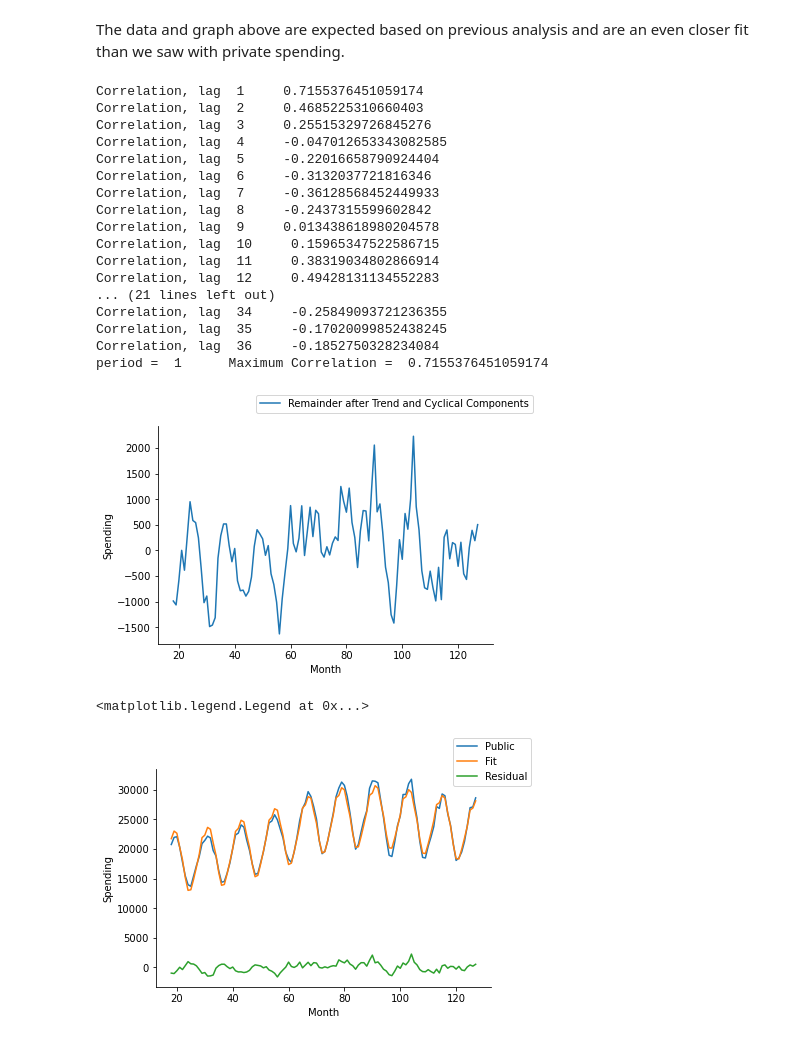
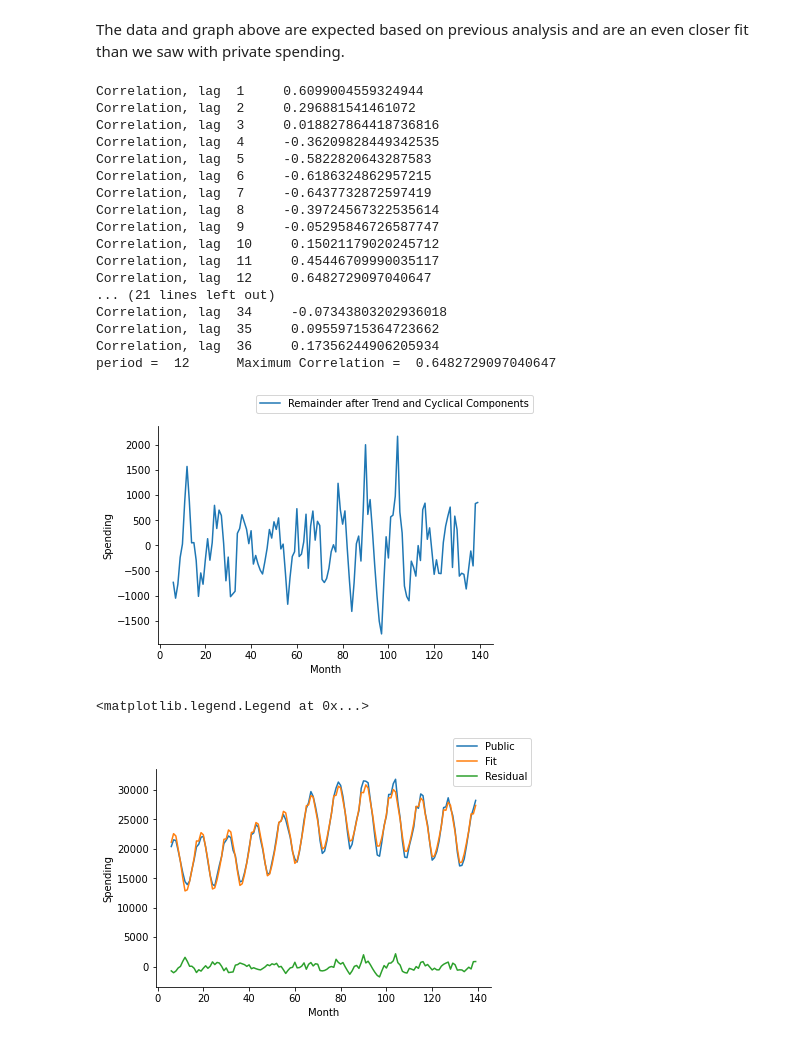
Before and after one commit to caitsmith329/caitsmith329.github.io, a Jupyter notebook: TimeSeriesData/M3TimeSeries.ipynb, the cells around one changed output. Saved outputs shown, nothing was run; the diff lists cells and outputs as text; code cells hidden in the pictures.

```diff
--- a/TimeSeriesData/M3TimeSeries.ipynb
+++ b/TimeSeriesData/M3TimeSeries.ipynb
@@ -228,5 +228,5 @@ period =  108      Maximum Correlation =  0.9999999999999999
 # %%
-period = 12 #12 months in a year, each year is a cycle and b/c every twelfth entry in the series shows high correlation
+period = 36 #12 months in a year, each year is a cycle and b/c every twelfth entry in the series shows high correlation, but brought out to 36 so the graph shows multiple cycles
 cycleLen = period
 numCycles = int(len(df)/cycleLen + 1)
 cycles = [df.iloc[range(i*period,min((i+1)*period,len(df)))]['R1'] for i in range(numCycles)]
@@ -433,7 +433,7 @@ def sqErr(row):
 df['MovAvg'] = np.NaN
 df['sqErr'] = np.NaN
 
-window = 36
+window = 12
 window = window - window % 2
 # Compute the moving average in the loop below using a window centered on the data point whose average is being computed
 for i in range(int(window/2),df.shape[0]-int(window/2)):
@@ -542,5 +542,5 @@ period =  108      Maximum Correlation =  1.0
 # %%
-period = 12 #12 months in a year, each year is a cycle & high correlation every twelfth instance
+period = 36 #12 months in a year, each year is a cycle & high correlation every twelfth instance, but brought out to 36 to show multiple cycles
 cycleLen = period
 numCycles = int(len(df)/cycleLen + 1)
 cycles = [df.iloc[range(i*period,min((i+1)*period,len(df)))]['R1'] for i in range(numCycles)]
@@ -582,6 +582,6 @@ fig.legend()
 # %%
 df['R2Public'] = df['R1'] - df['C']
-df['R2ErrorPublic'] = abs(df['R2']/df['Public'])
+df['R2ErrorPublic'] = abs(df['R2Public']/df['Public'])
 df['fit'] = df['MovAvg'] + df['C']
 #df.drop(['sqErr'],axis=1,inplace=True)
 print('Average Error: ', sum(df['R2ErrorPublic'])/len(df))
@@ -619,44 +619,44 @@ The data and graph above are expected based on previous analysis and are an even
 # %%
 fig,ax = plt.subplots()
 ax.plot(df['R2Public'],label='Remainder after Trend and Cyclical Components')
 ax.set_xlabel('Month')
 ax.set_ylabel('Spending')
 ax.spines['right'].set_visible(False)
 ax.spines['top'].set_visible(False)
 fig.legend()
 maxCorr = 0.0
 period = np.NaN
 for i in range(1,37):
-    corr = df['R2'].autocorr(lag=i)
+    corr = df['R2Public'].autocorr(lag=i)
     print('Correlation, lag ',i,'   ',corr)
     if corr > maxCorr:
         maxCorr = corr
         period = i
 print('period = ',period,'     Maximum Correlation = ',maxCorr)
 # %% [output]
-Correlation, lag  1     0.7155376451059174
-Correlation, lag  2     0.4685225310660403
-Correlation, lag  3     0.25515329726845276
-Correlation, lag  4     -0.047012653343082585
-Correlation, lag  5     -0.22016658790924404
-Correlation, lag  6     -0.3132037721816346
-Correlation, lag  7     -0.36128568452449933
-Correlation, lag  8     -0.2437315599602842
-Correlation, lag  9     0.013438618980204578
-Correlation, lag  10     0.15965347522586715
-Correlation, lag  11     0.38319034802866914
-Correlation, lag  12     0.49428131134552283
+Correlation, lag  1     0.6099004559324944
+Correlation, lag  2     0.296881541461072
+Correlation, lag  3     0.018827864418736816
+Correlation, lag  4     -0.36209828449342535
+Correlation, lag  5     -0.5822820643287583
+Correlation, lag  6     -0.6186324862957215
+Correlation, lag  7     -0.6437732872597419
+Correlation, lag  8     -0.39724567322535614
+Correlation, lag  9     -0.05295846726587747
+Correlation, lag  10     0.15021179020245712
+Correlation, lag  11     0.45446709990035117
+Correlation, lag  12     0.6482729097040647
 ... (21 lines left out)
-Correlation, lag  34     -0.25849093721236355
-Correlation, lag  35     -0.17020099852438245
-Correlation, lag  36     -0.1852750328234084
-period =  1      Maximum Correlation =  0.7155376451059174
+Correlation, lag  34     -0.07343803202936018
+Correlation, lag  35     0.09559715364723662
+Correlation, lag  36     0.17356244906205934
+period =  12      Maximum Correlation =  0.6482729097040647
-[figure, old version]
+[figure, new version]
 # %%
 fig,ax = plt.subplots()
 ax.plot(df['Public'],label='Public')
 ax.plot(df['fit'],label='Fit')
-ax.plot(df['R2'],label='Residual')
+ax.plot(df['R2Public'],label='Residual')
 ax.set_xlabel('Month')
 ax.set_ylabel('Spending')
 ax.spines['right'].set_visible(False)
@@ -664,7 +664,7 @@ ax.spines['top'].set_visible(False)
 fig.legend()
 # %% [output]
 <matplotlib.legend.Legend at 0x...>
-[figure, old version]
+[figure, new version]
 # %%
 for a in [0.1 * i for i in range(1,112)]:
     df['aC'] = a*df['C']
```
Also changed, not shown: parts of 21 cells of this notebook.
